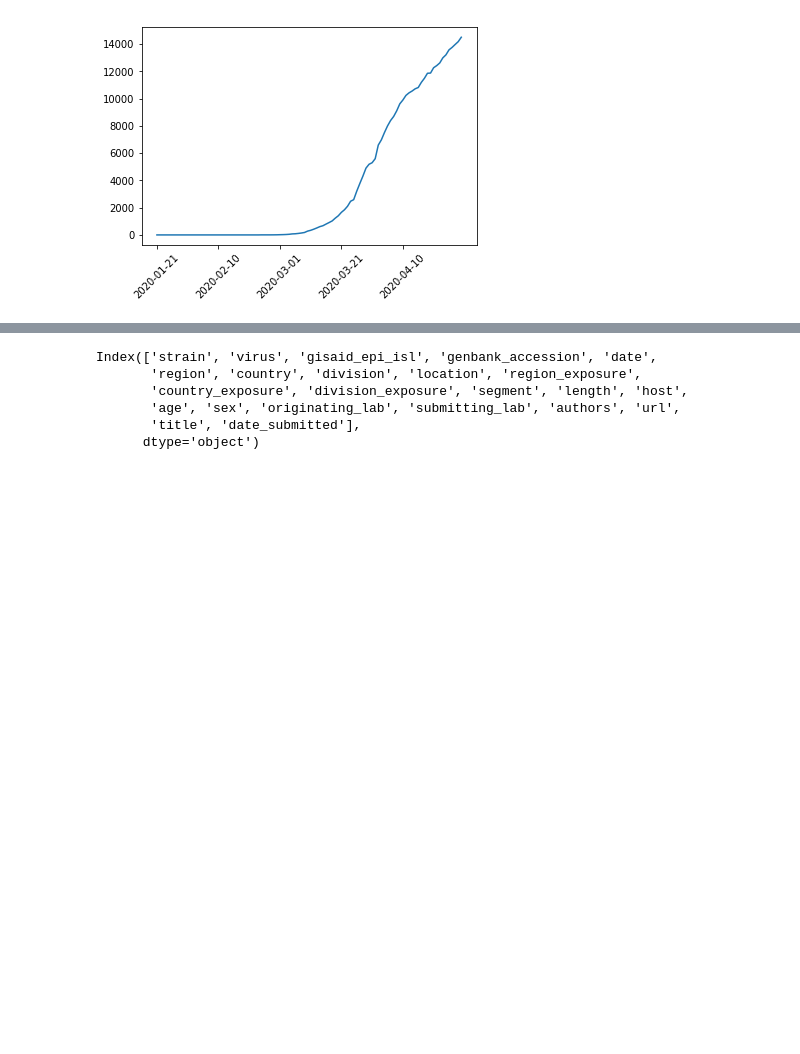
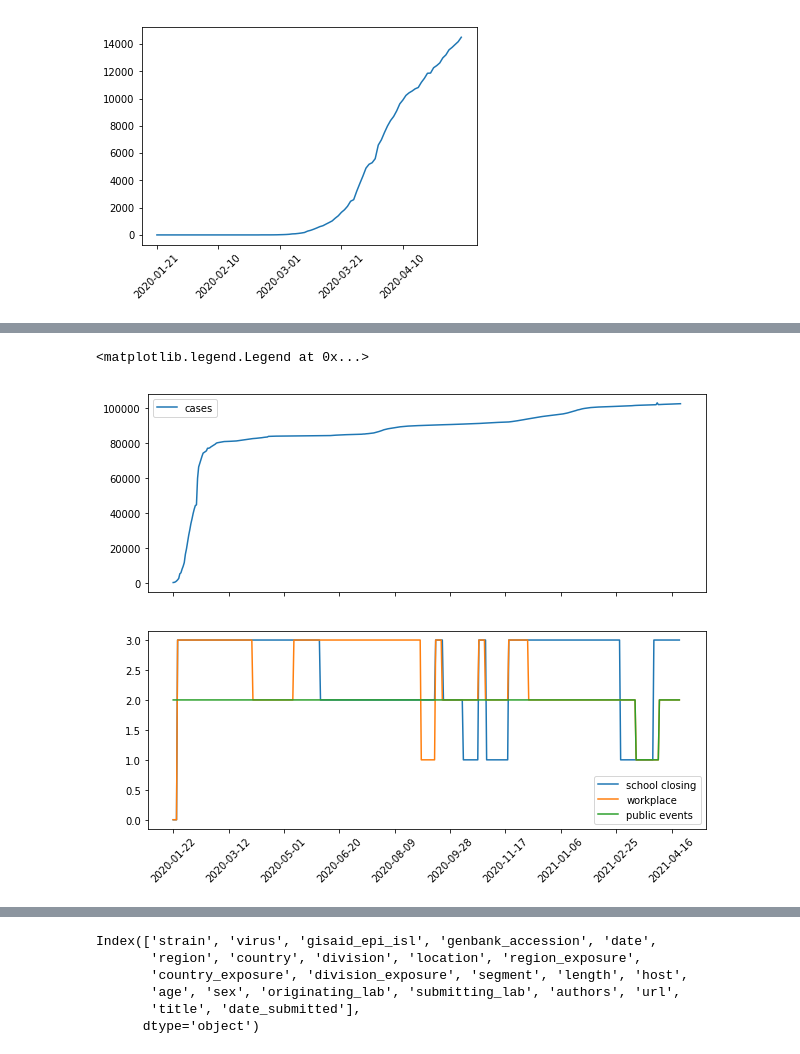
Before and after one commit to xiaolng/GSGHack_project10, a Jupyter notebook: plot_time_series.ipynb, the cells around one changed output, grey strips where cells are left out. Saved outputs shown, nothing was run; the diff lists cells and outputs as text; code cells hidden in the pictures; blank space fills up the shorter version.

```diff
--- a/plot_time_series.ipynb
+++ b/plot_time_series.ipynb
@@ -194,0 +85,3 @@ df_government.
+# %%
+df_gov_cn = df_government [ df_government['CountryName']=='China'].copy()
+df_gov_us = df_government [ (df_government['CountryName']=='United States') & (df_government['Jurisdiction']=='NAT_TOTAL')].copy()
@@ -194,0 +90,42 @@ df_government.
+# %%
+df_gov_cn['date'] = pd.to_datetime(df_gov_cn['Date'], format='%Y%m%d').dt.date
+# %%
+df_cases_cn['date'] = pd.to_datetime(df_cases_cn['Date']).dt.date
+df_cases_us['date'] = pd.to_datetime(df_cases_us['Date']).dt.date
+# %%
+df_merged_cn = df_cases_cn.merge(df_gov_cn, on='date')
+df_merged_us = df_cases_us.merge(df_gov_us, on='date')
+# %%
+fig, axs = plt.subplots(2, 1, figsize=(10, 8), sharex=True)
+
+ax = axs[1]
+x = df_merged_cn['date'].values
+y1 = df_merged_cn['C1_School closing'].values
+y2 = df_merged_cn['C2_Workplace closing'].values
+y3 = df_merged_cn['C3_Cancel public events'].values
+
+ax.plot(x, y1, label='school closing')
+ax.plot(x, y2, label='workplace')
+ax.plot(x, y3, label='public events')
+
+ticks = np.arange(0, len(x), 50)
+ax.set_xticks(x[ticks]);
+ax.set_xticklabels(x[ ticks ], rotation=45);
+#ax.set_ylabel("school closing")
+#ax.set_xticklabels(ax.get_xticklabels(), rotation=45);
+ax.legend()
+
+ax = axs[0]
+x = df_merged_cn['date'].values
+y = df_merged_cn['Confirmed'].values
+ax.plot(x, y, label='cases')
+
+ticks = np.arange(0, len(x), 50)
+ax.set_xticks(x[ticks]);
+ax.set_xticklabels(x[ ticks ], rotation=45);
+#ax.set_ylabel("school closing")
+#ax.set_xticklabels(ax.get_xticklabels(), rotation=45);
+ax.legend()
+# %% [output]
+<matplotlib.legend.Legend at 0x...>
+[figure, added]
```
Also changed, not shown: parts of 15 cells of this notebook.
